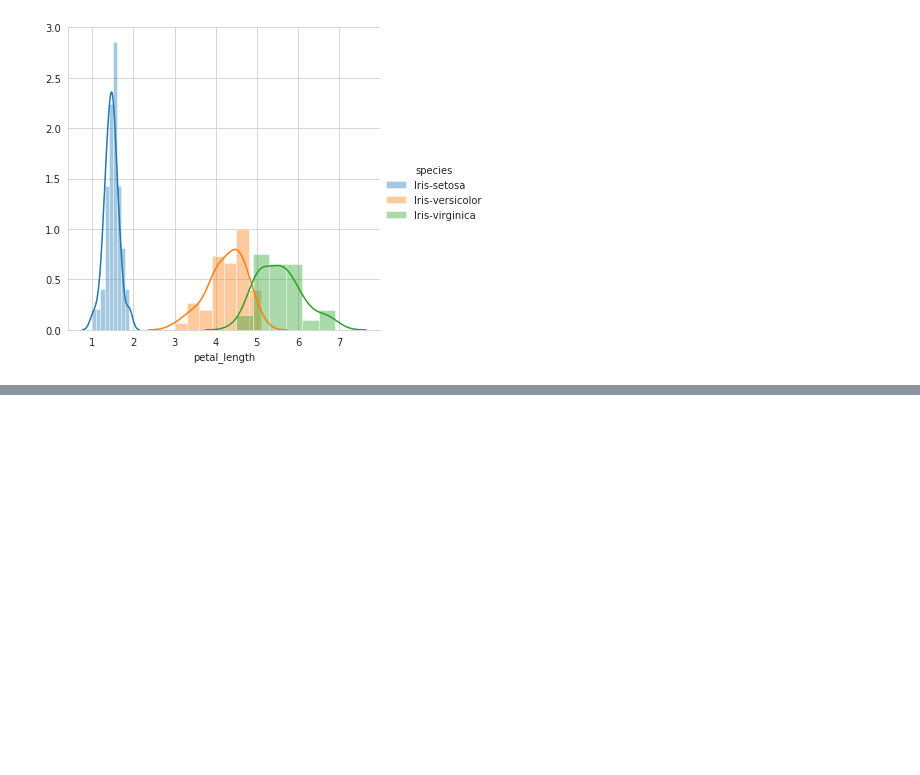
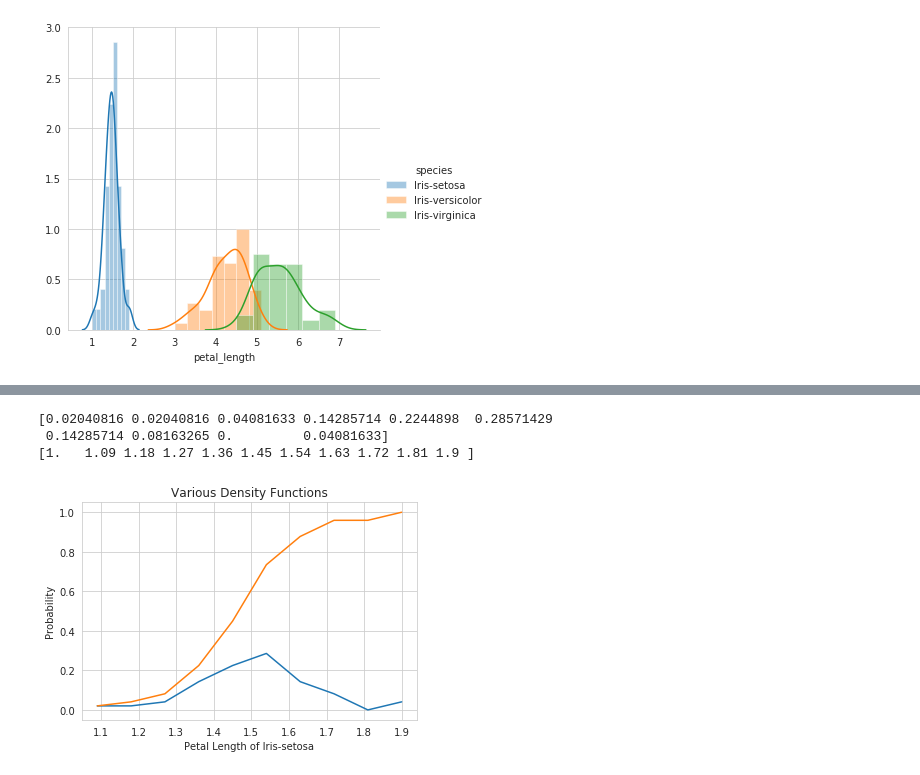
Before and after one commit to ashishsth7586/arduino, a Jupyter notebook: Module 2: Data Science Exploratory Data Analysis and Visualization/01_Plotting for EDA/Plotting for EDA.ipynb, the cells around one changed output, grey strips where cells are left out. Cells and saved outputs as stored; diff of their text form; code cells hidden in the pictures; blank space fills up the shorter version.

Commit message:
Cumulative Density Function

```diff
--- a/Module 2: Data Science Exploratory Data Analysis and Visualization/01_Plotting for EDA/Plotting for EDA.ipynb
+++ b/Module 2: Data Science Exploratory Data Analysis and Visualization/01_Plotting for EDA/Plotting for EDA.ipynb
@@ -156,0 +210,27 @@ plt.show()
+# %%
+# Need for Cumulative Distribution Function (CDF)
+# We can visually see what percentage of versicolor flowers have a
+# petal_length of less than 5?
+# How to construct a CDF?
+# How to read a CDF?
+
+#Plot CDF of petal_length
+
+counts, bin_edges = np.histogram(iris_setosa['petal_length'], bins=10,
+                                 density = True)
+pdf = counts/(sum(counts))
+print(pdf);
+print(bin_edges);
+cdf = np.cumsum(pdf)
+plt.plot(bin_edges[1:],pdf);
+plt.plot(bin_edges[1:], cdf)
+
+plt.xlabel("Petal Length of Iris-setosa")
+plt.ylabel("Probability")
+plt.title("Various Density Functions")
+plt.show();
+# %% [output]
+[0.02040816 0.02040816 0.04081633 0.14285714 0.2244898  0.28571429
+ 0.14285714 0.08163265 0.         0.04081633]
+[1.   1.09 1.18 1.27 1.36 1.45 1.54 1.63 1.72 1.81 1.9 ]
+[figure, added]
```
Also changed, not shown: parts of 6 cells of this notebook.
